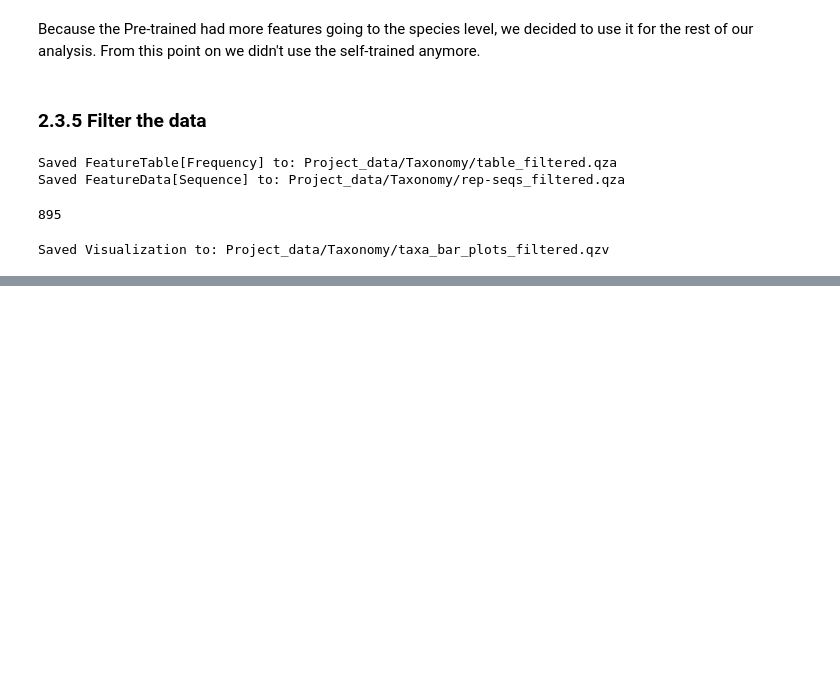
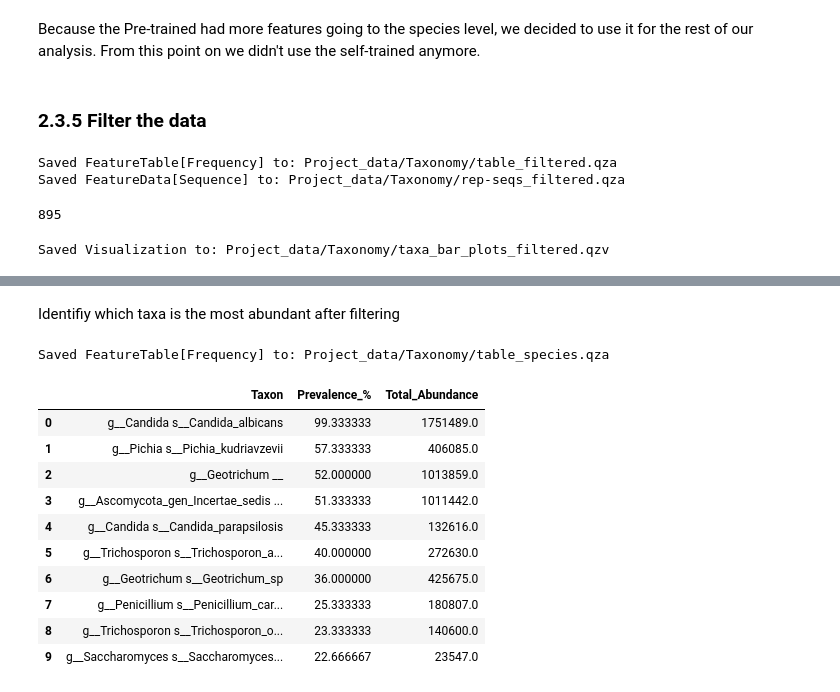
Before and after one commit to Mila-cmd651/FunGut-Project, a Jupyter notebook: Submission_FunGut_script/2.Taxonomy.ipynb, the cells around one changed output, grey strips where cells are left out. Drawn from its saved outputs; the diff is of its cells as text; code cells hidden in the pictures; blank space fills up the shorter version.

```diff
--- a/Submission_FunGut_script/2.Taxonomy.ipynb
+++ b/Submission_FunGut_script/2.Taxonomy.ipynb
@@ -368,0 +364,53 @@ Visualization.load(f"{data_dir}/taxa_bar_plots_filtered.qzv")
+# %% [markdown]
+Identifiy which taxa is the most abundant after filtering
+# %%
+# Collaps the table for later
+! qiime taxa collapse \
+    --i-table $data_dir/table_filtered.qza \
+    --i-taxonomy $data_dir/taxonomy_pretrained.qza \
+    --p-level 7 \
+    --o-collapsed-table $data_dir/table_species.qza
+# %% [output]
+Saved FeatureTable[Frequency] to: Project_data/Taxonomy/table_species.qza
+# %%
+# Load the collapsed table
+table_species = Artifact.load(f"{data_dir}/table_species.qza").view(pd.DataFrame)
+
+# Calculate prevalence
+prevalence = (
+    (table_species > 0)
+    .sum(axis=0)
+    / len(table_species)
+    * 100
+)
+
+# Create summary with both metrics
+summary = pd.DataFrame({
+    'Total_Abundance': table_species.sum(axis=0),
+    'Prevalence_%': prevalence
+})
+
+# Clean up species names
+summary.index = summary.index.str.split(";").str[-2:].str.join(" ")
+
+# Sort and create top 10 DataFrame
+top10 = summary.sort_values('Prevalence_%', ascending=False).head(10).copy()
+top10 = top10.reset_index()
+top10.columns = ['Taxon', 'Total_Abundance', 'Prevalence_%']
+
+# Reorder columns
+top10 = top10[['Taxon', 'Prevalence_%', 'Total_Abundance']]
+
+top10
+# %% [output]
+|  | Taxon | Prevalence_% | Total_Abundance |
+| 0 | g__Candida s__Candida_albicans | 99.333333 | 1751489.0 |
+| 1 | g__Pichia s__Pichia_kudriavzevii | 57.333333 | 406085.0 |
+| 2 | g__Geotrichum __ | 52.000000 | 1013859.0 |
+| 3 | g__Ascomycota_gen_Incertae_sedis ... | 51.333333 | 1011442.0 |
+| 4 | g__Candida s__Candida_parapsilosis | 45.333333 | 132616.0 |
+| 5 | g__Trichosporon s__Trichosporon_a... | 40.000000 | 272630.0 |
+| 6 | g__Geotrichum s__Geotrichum_sp | 36.000000 | 425675.0 |
+| 7 | g__Penicillium s__Penicillium_car... | 25.333333 | 180807.0 |
+| 8 | g__Trichosporon s__Trichosporon_o... | 23.333333 | 140600.0 |
+| 9 | g__Saccharomyces s__Saccharomyces... | 22.666667 | 23547.0 |
```
Also changed, not shown: parts of 6 cells of this notebook, 5 other files.
